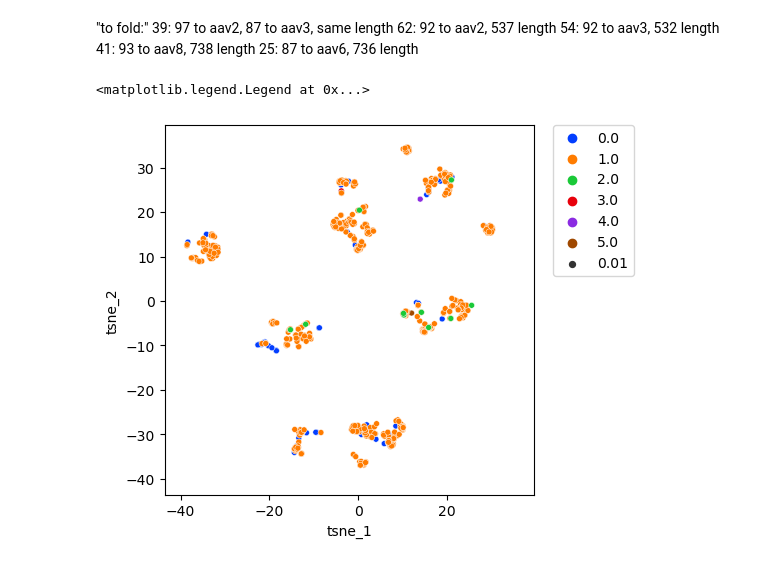
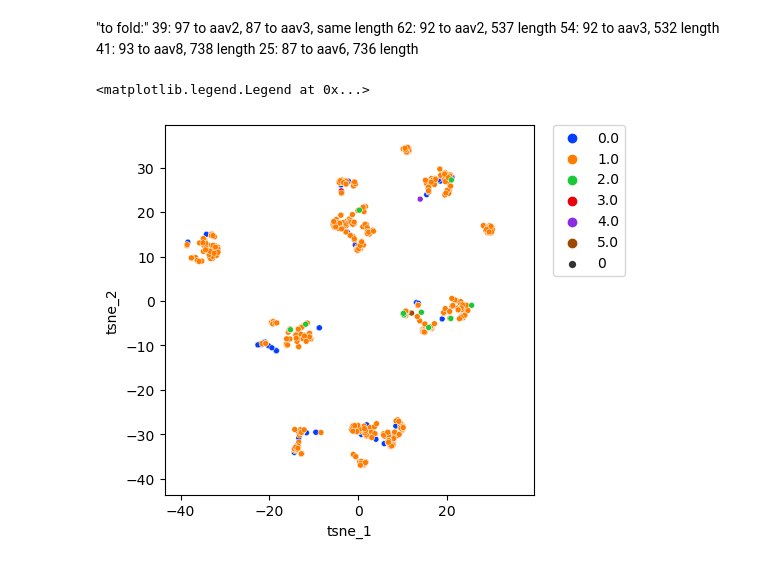
Before and after one commit to evdurymanov/AAVGAN, a Jupyter notebook: t-sne/test.ipynb, the cells around one changed output. Drawn from its saved outputs; the diff is of its cells as text; code cells hidden in the pictures.

```diff
--- a/t-sne/test.ipynb
+++ b/t-sne/test.ipynb
@@ -211,13 +211,13 @@ plt.bar(histo.keys(), histo.values(), 0.5, color='g')
 # %%
 tsne_result_df = pd.DataFrame({'tsne_1': finished[:,0], 'tsne_2': finished[:,1], 'label': aav_labels_10_interested})
 fig, ax = plt.subplots(1)
 mpl.style.use('default')
-sns.scatterplot(x='tsne_1', y='tsne_2', hue='label', data=tsne_result_df, ax=ax,s=120, size = 0.01, palette = "bright")
+sns.scatterplot(x='tsne_1', y='tsne_2', hue='label', data=tsne_result_df, size = 0, ax=ax,s=120, palette = "bright")
 lim = (finished.min()-5, finished.max()+5)
 ax.set_xlim(lim)
 ax.set_ylim(lim)
 ax.set_aspect('equal')
 ax.legend(bbox_to_anchor=(1.05, 1), loc=2, borderaxespad=0.0)
 # %% [output]
 <matplotlib.legend.Legend at 0x...>
-[figure, old version]
+[figure, new version]
```
Also changed, not shown: 2 other files.
